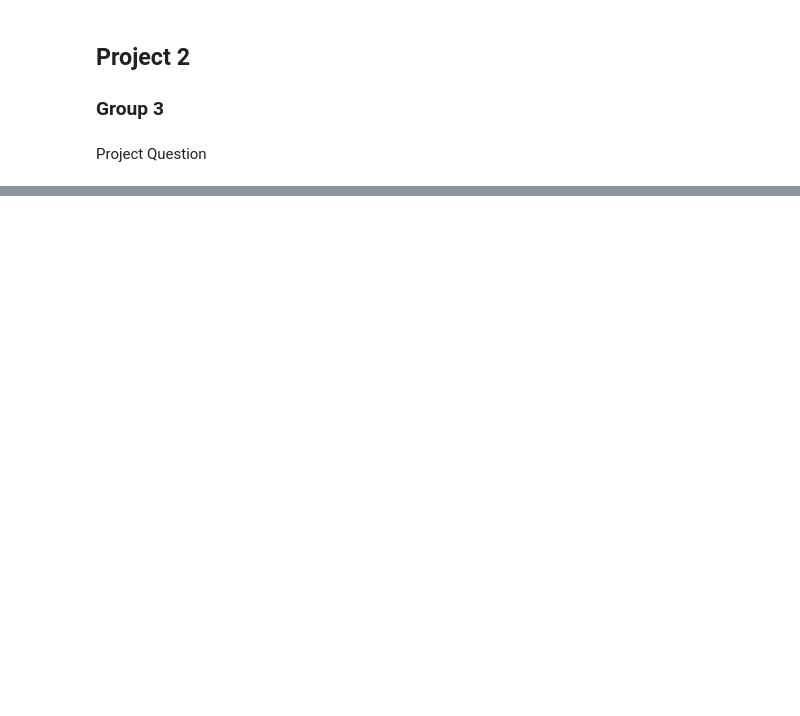
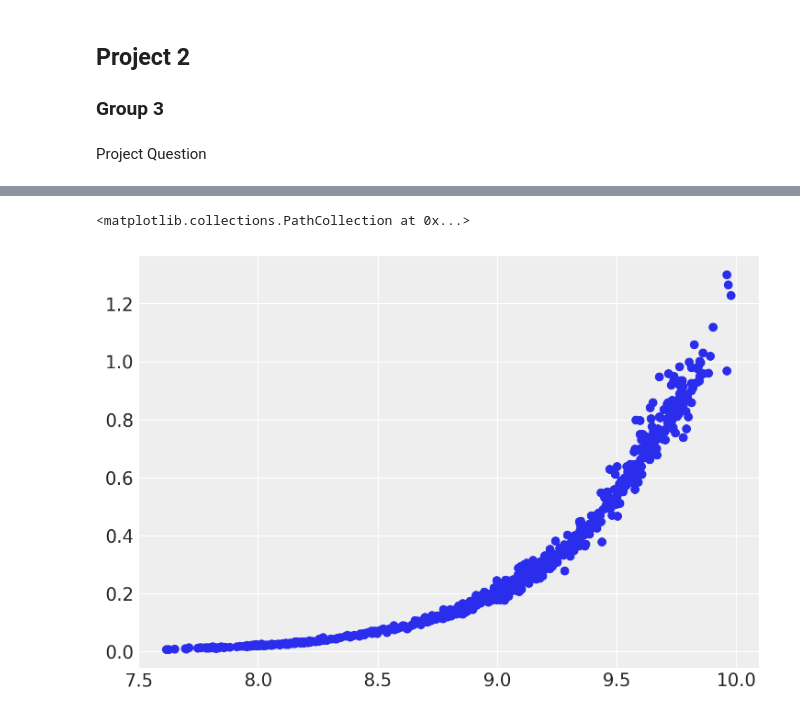
Before and after one commit to Raghuram-Veeramallu/Astro_Stat_Project2, a Jupyter notebook: Project2_Group3.ipynb, the cells around one changed output, grey strips where cells are left out. Cells and saved outputs as stored; diff of their text form; code cells hidden in the pictures; blank space fills up the shorter version.

```diff
--- a/Project2_Group3.ipynb
+++ b/Project2_Group3.ipynb
@@ -50,0 +115,5 @@ df.sample(10)
+# %%
+plt.scatter(df['Log10Distance'], df['zhel'])
+# %% [output]
+<matplotlib.collections.PathCollection at 0x...>
+[figure, added]
```
Also changed, not shown: parts of 15 cells of this notebook.
